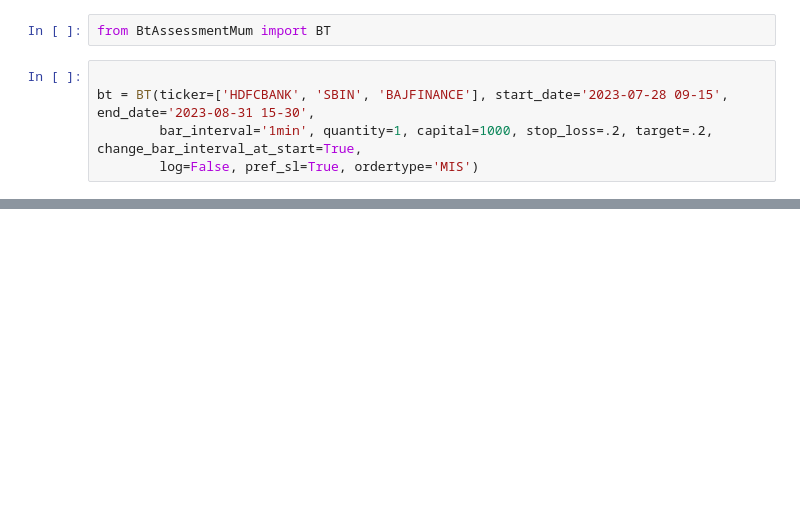
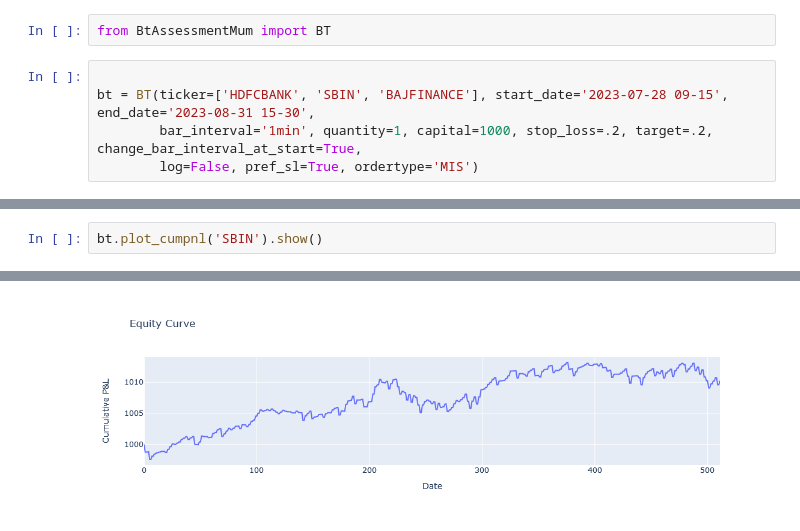
Before and after one commit to iamcktyagi/BackTestingAssessment, a Jupyter notebook: OpenMe.ipynb, the cells around one changed output, grey strips where cells are left out. Cells and saved outputs as stored; diff of their text form; blank space fills up the shorter version.

```diff
--- a/OpenMe.ipynb
+++ b/OpenMe.ipynb
@@ -22,0 +59,3 @@ for x in returning_dict.values():
+# %%
+bt.plot_cumpnl('SBIN').show()
+# %% [output]
@@ -22,0 +63 @@ for x in returning_dict.values():
+[figure, added]
```
Also changed, not shown: parts of 6 cells of this notebook, 2 other files.
